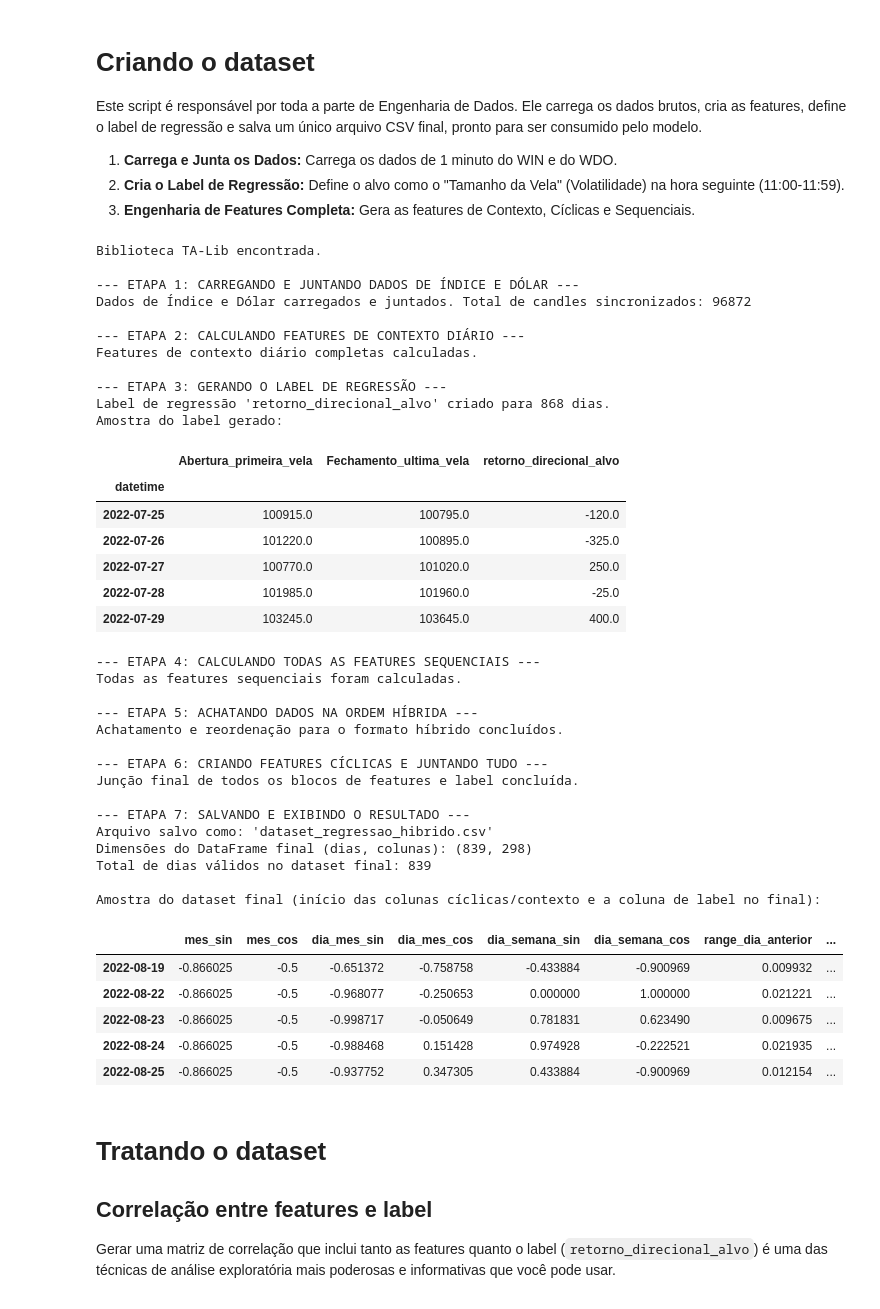
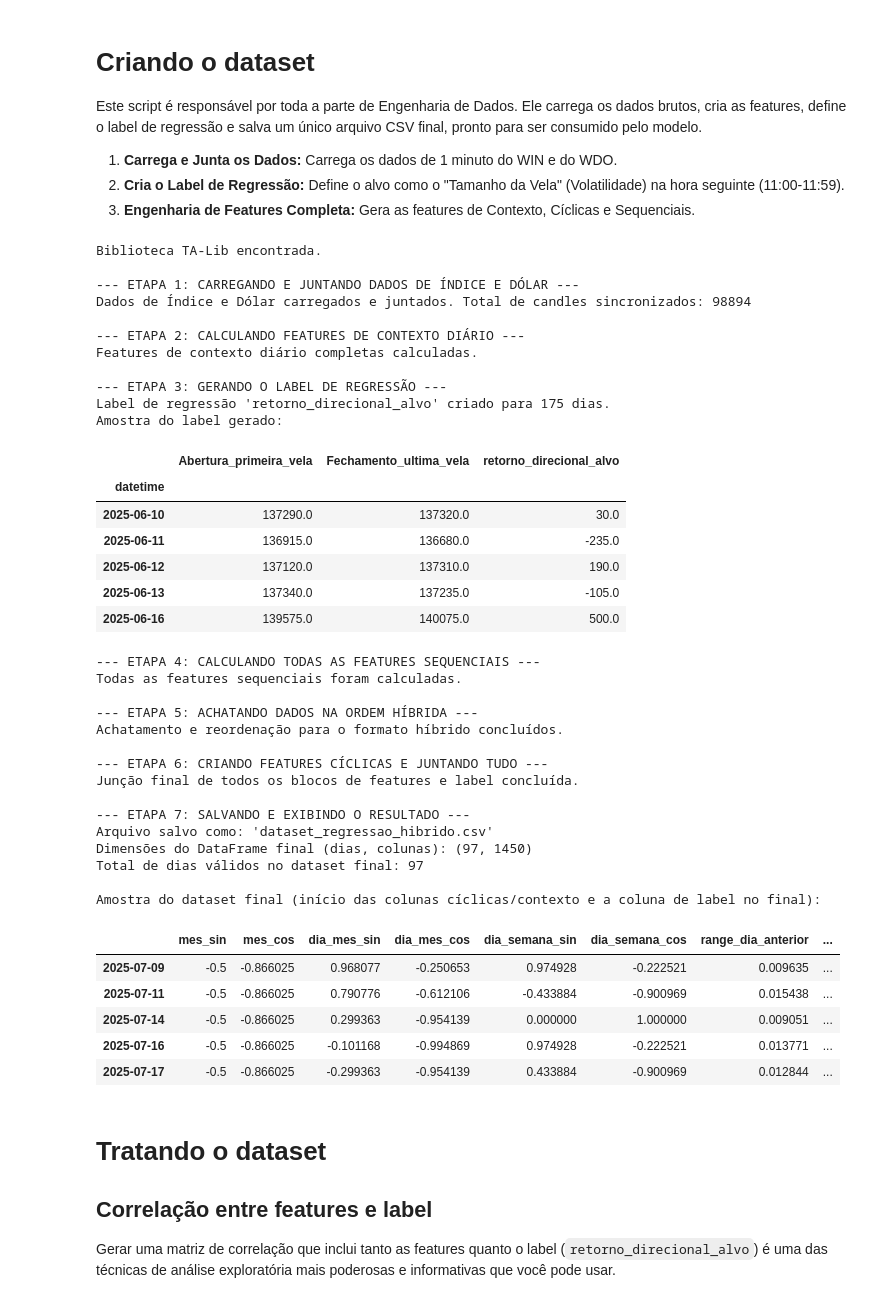
Before and after one commit to marcospontoexe/IA, a Jupyter notebook: predição do mini índice/regressão/regression_m5.ipynb, the cells around one changed output. Cells and saved outputs as stored; diff of their text form; code cells hidden in the pictures.

```diff
--- a/predição do mini índice/regressão/regression_m5.ipynb
+++ b/predição do mini índice/regressão/regression_m5.ipynb
@@ -150,15 +150,15 @@ except ImportError:
     print("AVISO: Biblioteca TA-Lib não encontrada. O cálculo de alguns indicadores pode falhar.")
 
 # --- CONFIGURAÇÕES ---
-NOME_ARQUIVO_INDICE = 'WIN$N_M5_BRUTO.csv'
-NOME_ARQUIVO_DOLAR = 'WDO$N_M5_BRUTO.csv'
+NOME_ARQUIVO_INDICE = 'WIN$N_M1_BRUTO.csv'
+NOME_ARQUIVO_DOLAR = 'WDO$N_M1_BRUTO.csv'
 NOME_ARQUIVO_SAIDA_FINAL = 'dataset_regressao_hibrido.csv'
 
 abertura_features = '09:00'
-fechamento_features = '10:55'
+fechamento_features = '10:59'
 abertura_labels = '11:00'
-fechamento_labels = '11:55'
-quantidade_velas = 24
+fechamento_labels = '11:59'
+quantidade_velas = 120
 
 # --- ETAPA 1: CARREGAMENTO E JUNÇÃO DOS DADOS BRUTOS ---
 print("\n--- ETAPA 1: CARREGANDO E JUNTANDO DADOS DE ÍNDICE E DÓLAR ---")
@@ -348,47 +348,47 @@ pd.set_option('display.max_columns', 20)
 print("\nAmostra do dataset final (início das colunas cíclicas/contexto e a coluna de label no final):")
 # Mostra as primeiras colunas e a última para verificação
 display(df_dataset_final.iloc[:, list(range(10)) + [-1]].head())
 pd.reset_option('display.max_columns')
 # %% [output]
 Biblioteca TA-Lib encontrada.
 
 --- ETAPA 1: CARREGANDO E JUNTANDO DADOS DE ÍNDICE E DÓLAR ---
-Dados de Índice e Dólar carregados e juntados. Total de candles sincronizados: 96872
+Dados de Índice e Dólar carregados e juntados. Total de candles sincronizados: 98894
 
 --- ETAPA 2: CALCULANDO FEATURES DE CONTEXTO DIÁRIO ---
 Features de contexto diário completas calculadas.
 
 --- ETAPA 3: GERANDO O LABEL DE REGRESSÃO ---
-Label de regressão 'retorno_direcional_alvo' criado para 868 dias.
+Label de regressão 'retorno_direcional_alvo' criado para 175 dias.
 Amostra do label gerado:
 |  | Abertura_primeira_vela | Fechamento_ultima_vela | retorno_direcional_alvo |
 | datetime |  |  |  |
-| 2022-07-25 | 100915.0 | 100795.0 | -120.0 |
-| 2022-07-26 | 101220.0 | 100895.0 | -325.0 |
-| 2022-07-27 | 100770.0 | 101020.0 | 250.0 |
-| 2022-07-28 | 101985.0 | 101960.0 | -25.0 |
-| 2022-07-29 | 103245.0 | 103645.0 | 400.0 |
+| 2025-06-10 | 137290.0 | 137320.0 | 30.0 |
+| 2025-06-11 | 136915.0 | 136680.0 | -235.0 |
+| 2025-06-12 | 137120.0 | 137310.0 | 190.0 |
+| 2025-06-13 | 137340.0 | 137235.0 | -105.0 |
+| 2025-06-16 | 139575.0 | 140075.0 | 500.0 |
 --- ETAPA 4: CALCULANDO TODAS AS FEATURES SEQUENCIAIS ---
 Todas as features sequenciais foram calculadas.
 
 --- ETAPA 5: ACHATANDO DADOS NA ORDEM HÍBRIDA ---
 Achatamento e reordenação para o formato híbrido concluídos.
 
 --- ETAPA 6: CRIANDO FEATURES CÍCLICAS E JUNTANDO TUDO ---
 Junção final de todos os blocos de features e label concluída.
 
 --- ETAPA 7: SALVANDO E EXIBINDO O RESULTADO ---
 Arquivo salvo como: 'dataset_regressao_hibrido.csv'
-Dimensões do DataFrame final (dias, colunas): (839, 298)
-Total de dias válidos no dataset final: 839
+Dimensões do DataFrame final (dias, colunas): (97, 1450)
+Total de dias válidos no dataset final: 97
 
 Amostra do dataset final (início das colunas cíclicas/contexto e a coluna de label no final):
 |  | mes_sin | mes_cos | dia_mes_sin | dia_mes_cos | dia_semana_sin | dia_semana_cos | range_dia_anterior | ... |
-| 2022-08-19 | -0.866025 | -0.5 | -0.651372 | -0.758758 | -0.433884 | -0.900969 | 0.009932 | ... |
-| 2022-08-22 | -0.866025 | -0.5 | -0.968077 | -0.250653 | 0.000000 | 1.000000 | 0.021221 | ... |
-| 2022-08-23 | -0.866025 | -0.5 | -0.998717 | -0.050649 | 0.781831 | 0.623490 | 0.009675 | ... |
-| 2022-08-24 | -0.866025 | -0.5 | -0.988468 | 0.151428 | 0.974928 | -0.222521 | 0.021935 | ... |
-| 2022-08-25 | -0.866025 | -0.5 | -0.937752 | 0.347305 | 0.433884 | -0.900969 | 0.012154 | ... |
+| 2025-07-09 | -0.5 | -0.866025 | 0.968077 | -0.250653 | 0.974928 | -0.222521 | 0.009635 | ... |
+| 2025-07-11 | -0.5 | -0.866025 | 0.790776 | -0.612106 | -0.433884 | -0.900969 | 0.015438 | ... |
+| 2025-07-14 | -0.5 | -0.866025 | 0.299363 | -0.954139 | 0.000000 | 1.000000 | 0.009051 | ... |
+| 2025-07-16 | -0.5 | -0.866025 | -0.101168 | -0.994869 | 0.974928 | -0.222521 | 0.013771 | ... |
+| 2025-07-17 | -0.5 | -0.866025 | -0.299363 | -0.954139 | 0.433884 | -0.900969 | 0.012844 | ... |
 # %% [markdown]
 # Tratando o dataset
 
```
Also changed, not shown: parts of 4 cells of this notebook, 8 other files.
